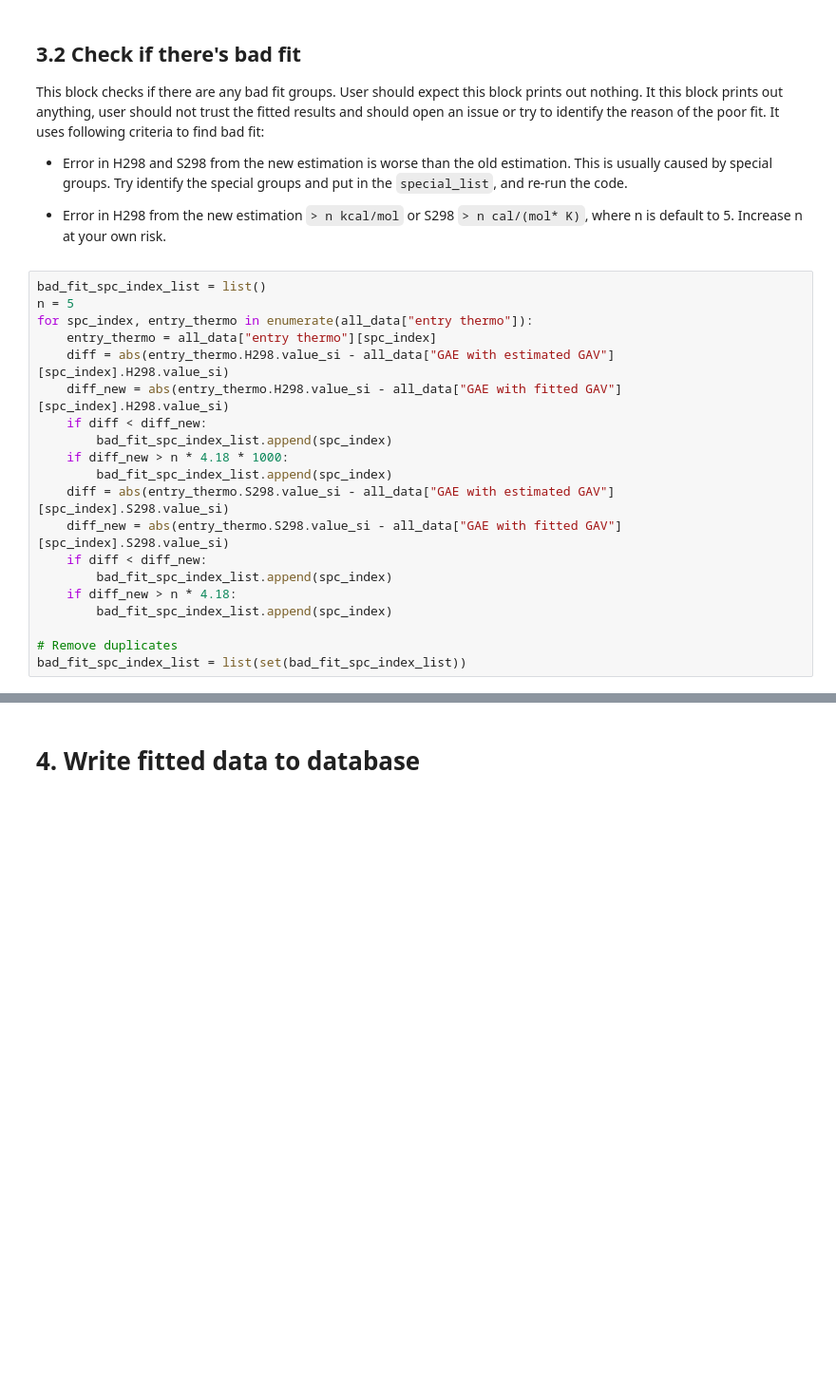
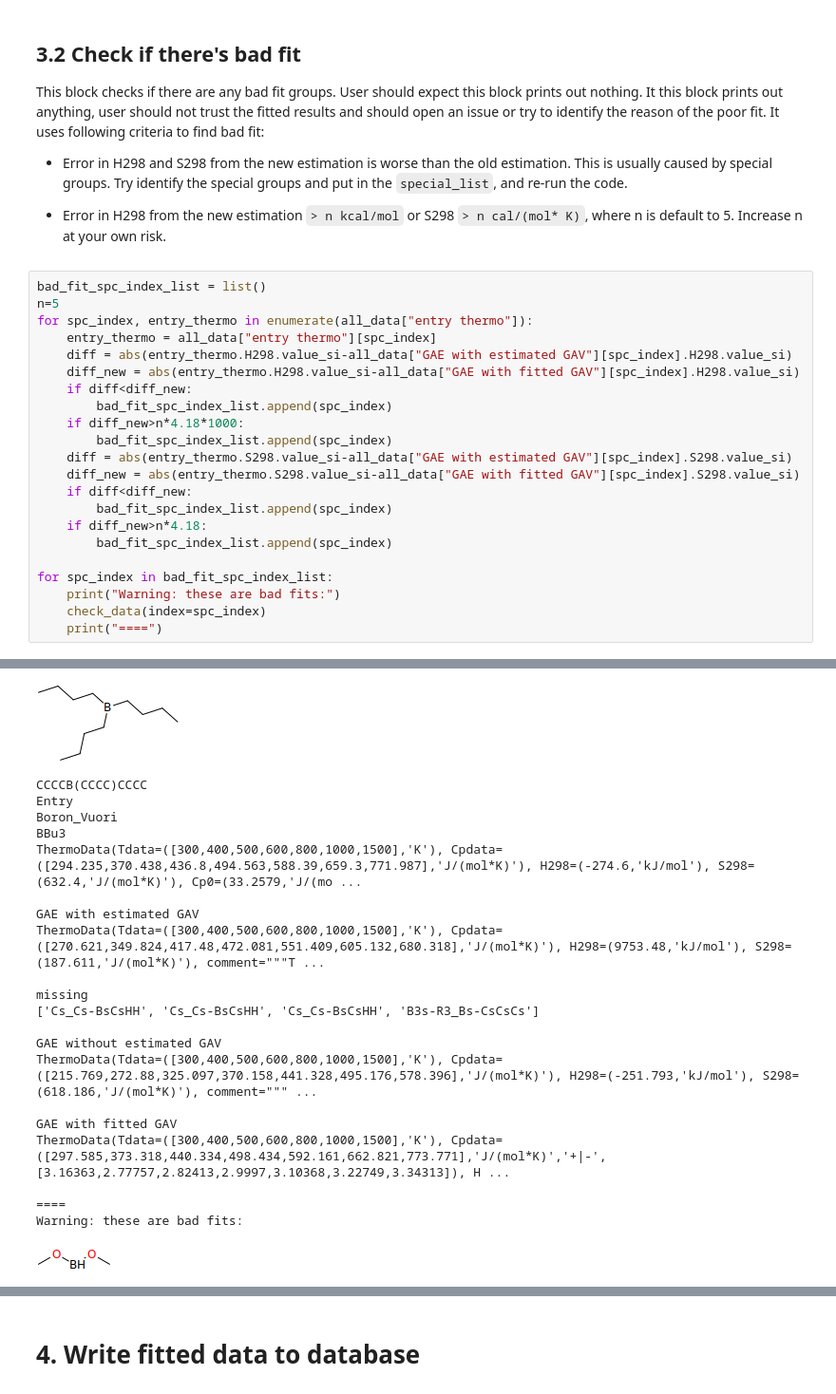
Before and after one commit to ssun30/Boron_Nitride, a Jupyter notebook: Benson_Group_Vuori_2022/fitThermoGroupsFromThermoLibrary.ipynb, the cells around one changed output, grey strips where cells are left out. Shown at 95% size. Saved outputs shown, nothing was run; the diff lists cells and outputs as text; blank space fills up the shorter version.

```diff
--- a/Benson_Group_Vuori_2022/fitThermoGroupsFromThermoLibrary.ipynb
+++ b/Benson_Group_Vuori_2022/fitThermoGroupsFromThermoLibrary.ipynb
@@ -970,21 +1061,24 @@ This block checks if there are any bad fit groups. User should expect this block
 - Error in H298 from the new estimation `> n kcal/mol` or S298 `> n cal/(mol* K)`, where n is default to 5. Increase n at your own risk.
 # %%
 bad_fit_spc_index_list = list()
-n = 5
+n=5
 for spc_index, entry_thermo in enumerate(all_data["entry thermo"]):
     entry_thermo = all_data["entry thermo"][spc_index]
-    diff = abs(entry_thermo.H298.value_si - all_data["GAE with estimated GAV"][spc_index].H298.value_si)
-    diff_new = abs(entry_thermo.H298.value_si - all_data["GAE with fitted GAV"][spc_index].H298.value_si)
-    if diff < diff_new:
+    diff = abs(entry_thermo.H298.value_si-all_data["GAE with estimated GAV"][spc_index].H298.value_si)
+    diff_new = abs(entry_thermo.H298.value_si-all_data["GAE with fitted GAV"][spc_index].H298.value_si)
+    if diff<diff_new:
         bad_fit_spc_index_list.append(spc_index)
-    if diff_new > n * 4.18 * 1000:
+    if diff_new>n*4.18*1000:
         bad_fit_spc_index_list.append(spc_index)
-    diff = abs(entry_thermo.S298.value_si - all_data["GAE with estimated GAV"][spc_index].S298.value_si)
-    diff_new = abs(entry_thermo.S298.value_si - all_data["GAE with fitted GAV"][spc_index].S298.value_si)
-    if diff < diff_new:
+    diff = abs(entry_thermo.S298.value_si-all_data["GAE with estimated GAV"][spc_index].S298.value_si)
+    diff_new = abs(entry_thermo.S298.value_si-all_data["GAE with fitted GAV"][spc_index].S298.value_si)
+    if diff<diff_new:
         bad_fit_spc_index_list.append(spc_index)
-    if diff_new > n * 4.18:
+    if diff_new>n*4.18:
         bad_fit_spc_index_list.append(spc_index)
 
-# Remove duplicates
-bad_fit_spc_index_list = list(set(bad_fit_spc_index_list))
+for spc_index in bad_fit_spc_index_list:
+    print("Warning: these are bad fits:")
+    check_data(index=spc_index)
+    print("====")
+# %% [output]
@@ -990,0 +1086,22 @@ bad_fit_spc_index_list = list(set(bad_fit_spc_index_list))
+[figure, added]
+CCCCB(CCCC)CCCC
+Entry
+Boron_Vuori
+BBu3
+ThermoData(Tdata=([300,400,500,600,800,1000,1500],'K'), Cpdata=([294.235,370.438,436.8,494.563,588.39,659.3,771.987],'J/(mol*K)'), H298=(-274.6,'kJ/mol'), S298=(632.4,'J/(mol*K)'), Cp0=(33.2579,'J/(mo ...
+
+GAE with estimated GAV
+ThermoData(Tdata=([300,400,500,600,800,1000,1500],'K'), Cpdata=([270.621,349.824,417.48,472.081,551.409,605.132,680.318],'J/(mol*K)'), H298=(9753.48,'kJ/mol'), S298=(187.611,'J/(mol*K)'), comment="""T ...
+
+missing
+['Cs_Cs-BsCsHH', 'Cs_Cs-BsCsHH', 'Cs_Cs-BsCsHH', 'B3s-R3_Bs-CsCsCs']
+
+GAE without estimated GAV
+ThermoData(Tdata=([300,400,500,600,800,1000,1500],'K'), Cpdata=([215.769,272.88,325.097,370.158,441.328,495.176,578.396],'J/(mol*K)'), H298=(-251.793,'kJ/mol'), S298=(618.186,'J/(mol*K)'), comment=""" ...
+
+GAE with fitted GAV
+ThermoData(Tdata=([300,400,500,600,800,1000,1500],'K'), Cpdata=([297.585,373.318,440.334,498.434,592.161,662.821,773.771],'J/(mol*K)','+|-',[3.16363,2.77757,2.82413,2.9997,3.10368,3.22749,3.34313]), H ...
+
+====
+Warning: these are bad fits:
+[figure, added]
```
Also changed, not shown: parts of 21 cells of this notebook.
